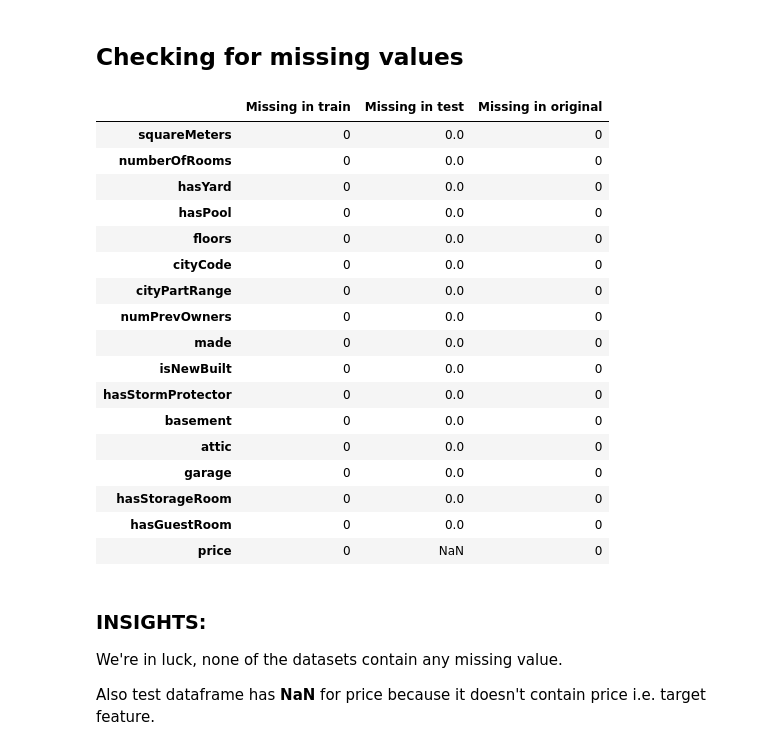
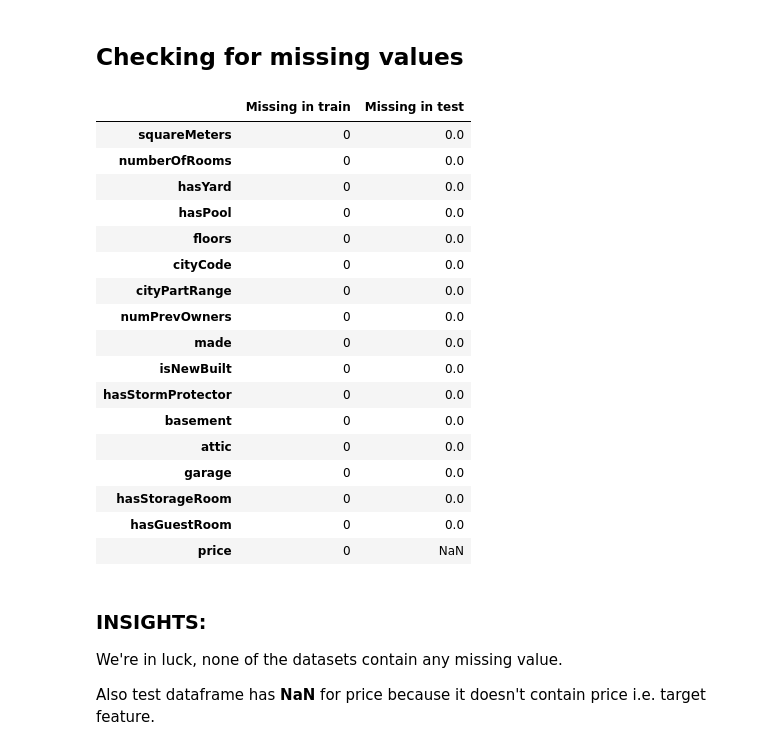
Before and after one commit to KhawajaAbaid/kaggle-playground, a Jupyter notebook: ps3e6-effective-feature-engineering.ipynb, the cells around one changed output. Cells and saved outputs as stored; diff of their text form; code cells hidden in the pictures.

```diff
--- a/ps3e6-effective-feature-engineering.ipynb
+++ b/ps3e6-effective-feature-engineering.ipynb
@@ -64,28 +58,28 @@ I'll most probably make a separate notebook for this comparison b/w competition
 # %% [markdown]
 ## Checking for missing values
 # %%
-pd.concat([dataset.isnull().sum().rename(f"Missing in {dataset_name}")
-               for dataset_name, dataset in all_datasets.items()],
-                 axis=1)
+# pd.concat([dataset.isnull().sum().rename(f"Missing in {dataset_name}")
+#                for dataset_name, dataset in all_datasets.items()],
+#                  axis=1)
 # %% [output]
-|  | Missing in train | Missing in test | Missing in original |
-| squareMeters | 0 | 0.0 | 0 |
-| numberOfRooms | 0 | 0.0 | 0 |
-| hasYard | 0 | 0.0 | 0 |
-| hasPool | 0 | 0.0 | 0 |
-| floors | 0 | 0.0 | 0 |
-| cityCode | 0 | 0.0 | 0 |
-| cityPartRange | 0 | 0.0 | 0 |
-| numPrevOwners | 0 | 0.0 | 0 |
-| made | 0 | 0.0 | 0 |
-| isNewBuilt | 0 | 0.0 | 0 |
-| hasStormProtector | 0 | 0.0 | 0 |
-| basement | 0 | 0.0 | 0 |
-| attic | 0 | 0.0 | 0 |
-| garage | 0 | 0.0 | 0 |
-| hasStorageRoom | 0 | 0.0 | 0 |
-| hasGuestRoom | 0 | 0.0 | 0 |
-| price | 0 | NaN | 0 |
+|  | Missing in train | Missing in test |
+| squareMeters | 0 | 0.0 |
+| numberOfRooms | 0 | 0.0 |
+| hasYard | 0 | 0.0 |
+| hasPool | 0 | 0.0 |
+| floors | 0 | 0.0 |
+| cityCode | 0 | 0.0 |
+| cityPartRange | 0 | 0.0 |
+| numPrevOwners | 0 | 0.0 |
+| made | 0 | 0.0 |
+| isNewBuilt | 0 | 0.0 |
+| hasStormProtector | 0 | 0.0 |
+| basement | 0 | 0.0 |
+| attic | 0 | 0.0 |
+| garage | 0 | 0.0 |
+| hasStorageRoom | 0 | 0.0 |
+| hasGuestRoom | 0 | 0.0 |
+| price | 0 | NaN |
 # %% [markdown]
 ### INSIGHTS:
 We're in luck, none of the datasets contain any missing value.
```
Also changed, not shown: parts of 40 cells of this notebook.
